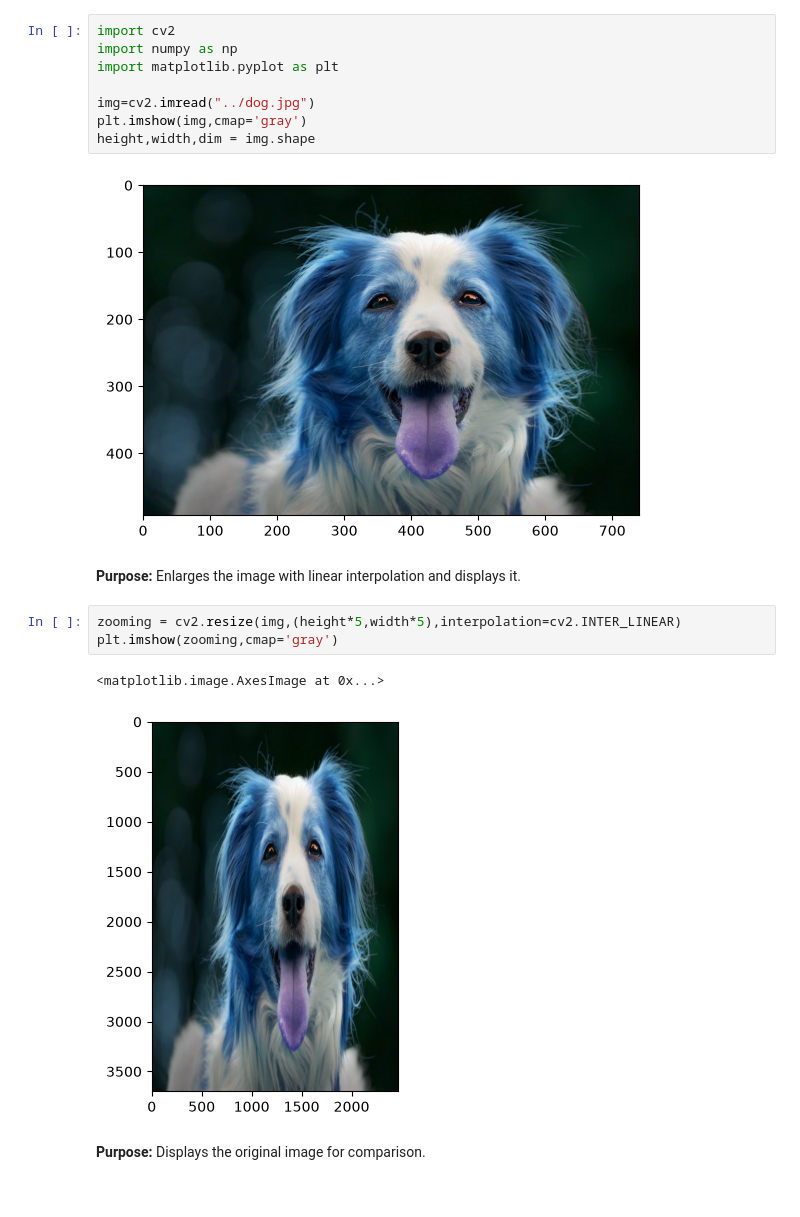
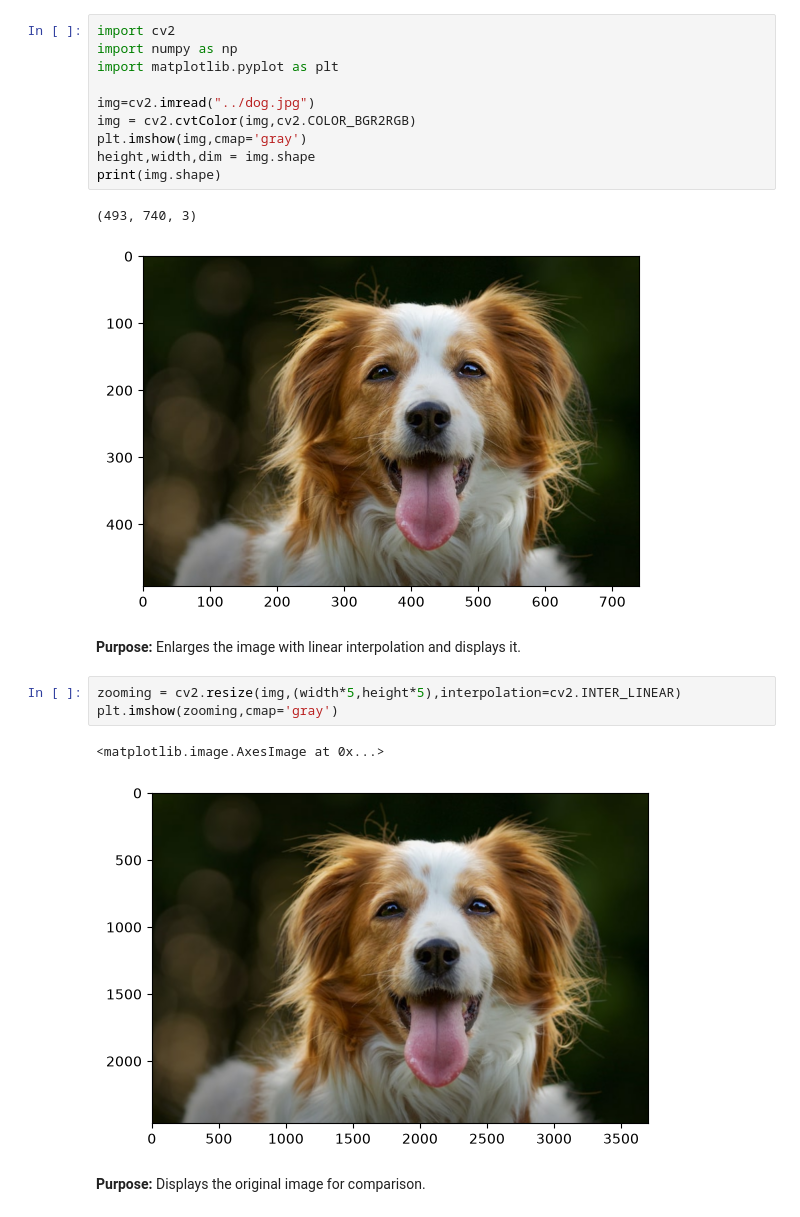
Before and after one commit to Shuvo2k23/dip_lab, a Jupyter notebook: lab_practice/3.ipynb, the cells around one changed output. Saved outputs shown, nothing was run; the diff lists cells and outputs as text.

```diff
--- a/lab_practice/3.ipynb
+++ b/lab_practice/3.ipynb
@@ -6,18 +6,21 @@ import numpy as np
 import matplotlib.pyplot as plt
 
 img=cv2.imread("../dog.jpg")
+img = cv2.cvtColor(img,cv2.COLOR_BGR2RGB)
 plt.imshow(img,cmap='gray')
 height,width,dim = img.shape
+print(img.shape)
 # %% [output]
+(493, 740, 3)
-[figure, old version]
+[figure, new version]
 # %% [markdown]
 **Purpose:** Enlarges the image with linear interpolation and displays it.
 # %%
-zooming = cv2.resize(img,(height*5,width*5),interpolation=cv2.INTER_LINEAR)
+zooming = cv2.resize(img,(width*5,height*5),interpolation=cv2.INTER_LINEAR)
 plt.imshow(zooming,cmap='gray')
 # %% [output]
 <matplotlib.image.AxesImage at 0x...>
-[figure, old version]
+[figure, new version]
 # %% [markdown]
 **Purpose:** Displays the original image for comparison.
 # %%
```
Also changed, not shown: parts of 4 cells of this notebook, 19 other files.
